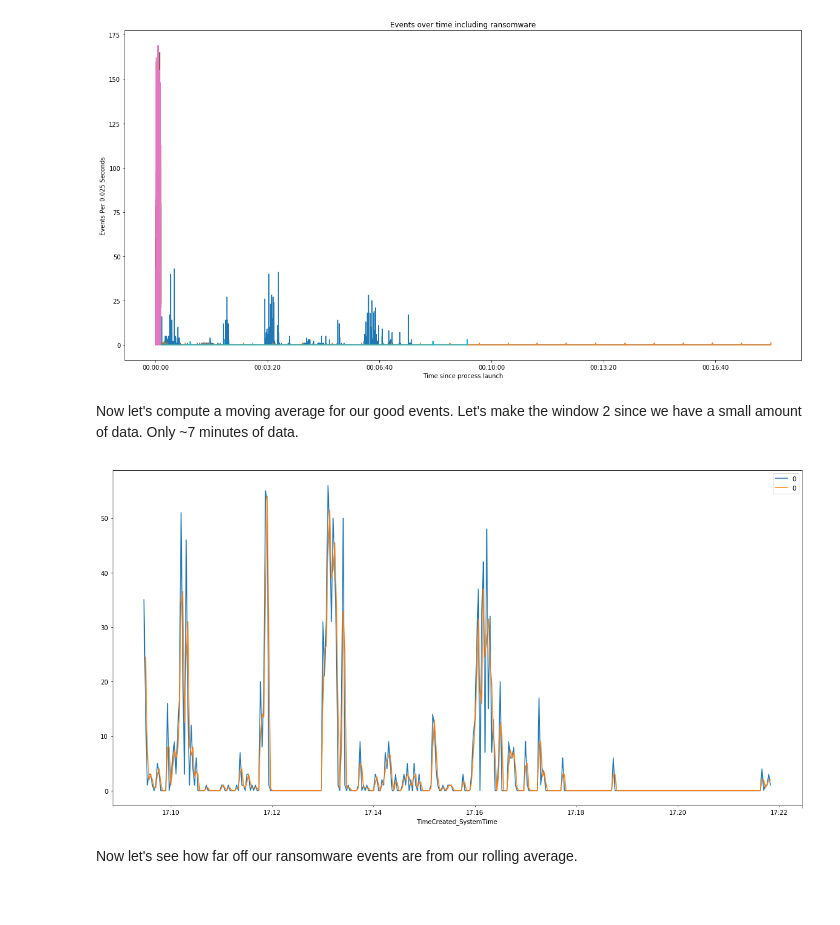
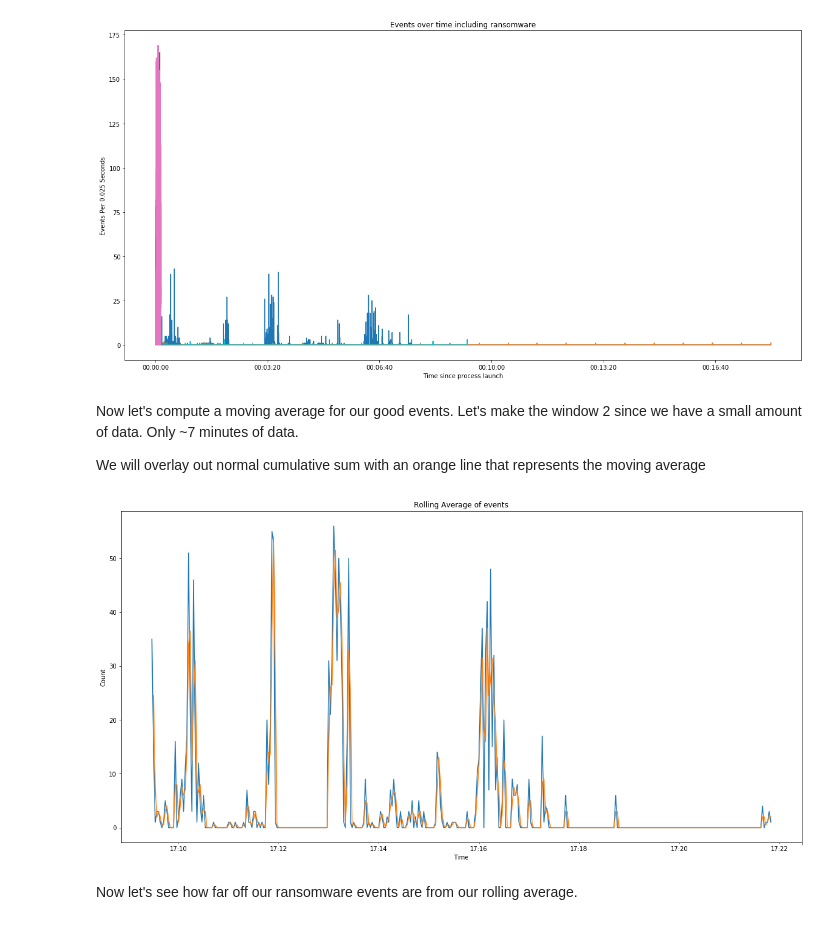
Before and after one commit to ckc5800/detecting_malicious_activity, a Jupyter notebook: ml_csec_applications.ipynb, the cells around one changed output. Drawn from its saved outputs; the diff is of its cells as text; code cells hidden in the pictures.

```diff
--- a/ml_csec_applications.ipynb
+++ b/ml_csec_applications.ipynb
@@ -1761,17 +1773,23 @@ plt.show()
 [figure]
 # %% [markdown]
 Now let's compute a moving average for our good events. Let's make the window 2 since we have a small amount of data. Only ~7 minutes of data.
+
+We will overlay out normal cumulative sum with an orange line that represents the moving average
 # %%
 fig, ax = plt.subplots(figsize=(20,10))
 
 good_cumsum = baseline_cpy.sum(axis=1).to_frame().copy()
-good_cumsum.plot(ax=ax)
+good_cumsum.plot(ax=ax, legend=False)
 good_rolling_avg = good_cumsum.rolling(window=2)
-good_rolling_avg.mean().plot(ax=ax)
+good_rolling_avg.mean().plot(ax=ax, legend=False)
+
+ax.set_title("Rolling Average of events")
+ax.set_ylabel("Count")
+ax.set_xlabel("Time")
 
 plt.show()
 # %% [output]
-[figure, old version]
+[figure, new version]
 # %% [markdown]
 Now let's see how far off our ransomware events are from our rolling average.
 # %%
```
Also changed, not shown: parts of 17 cells of this notebook, 1 other file.
